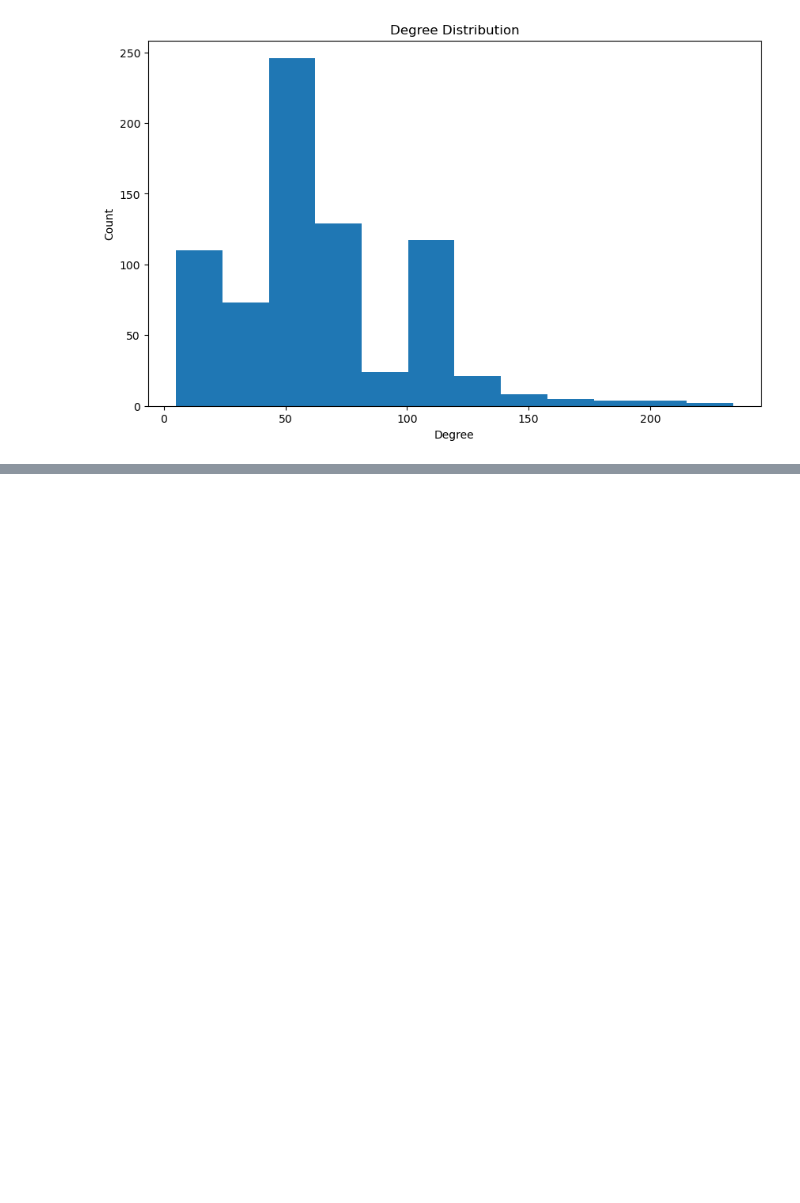
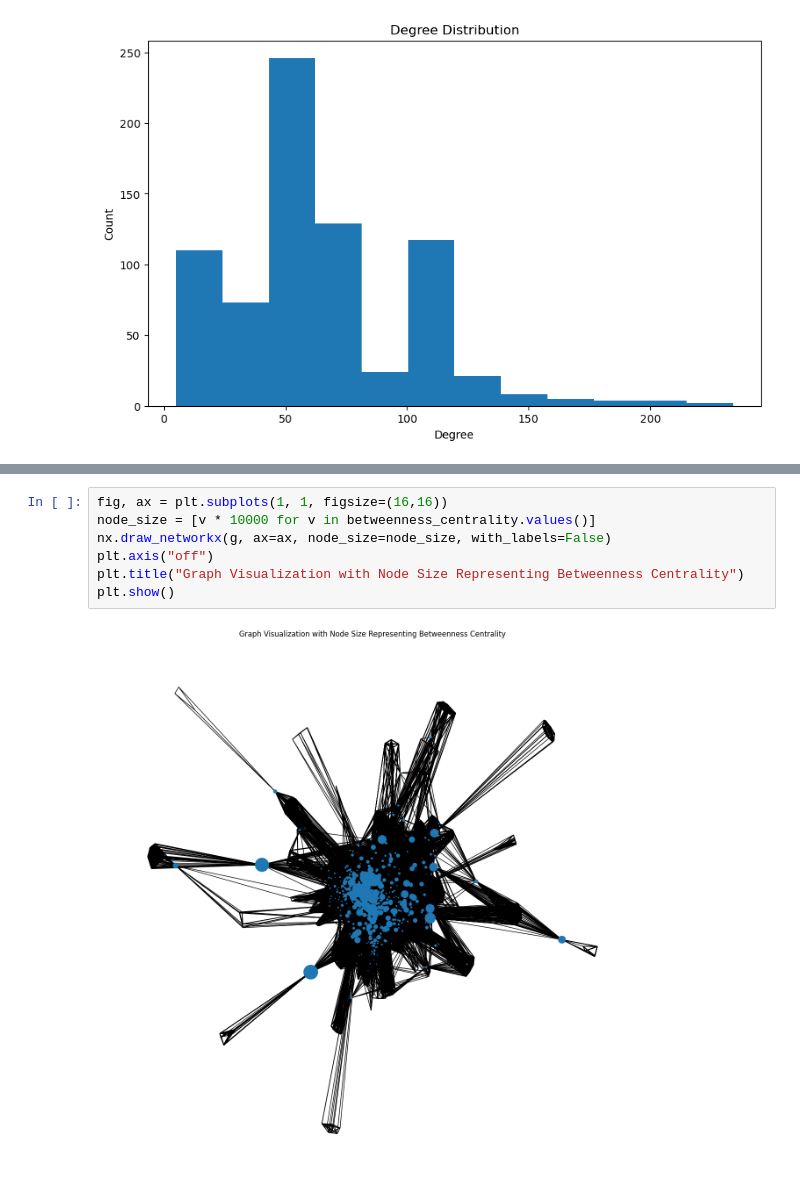
Before and after one commit to meteor123456/Spotify-Artist-Cooccurence, a Jupyter notebook: analysis.ipynb, the cells around one changed output, grey strips where cells are left out. Drawn from its saved outputs; the diff is of its cells as text; blank space fills up the shorter version.

```diff
--- a/analysis.ipynb
+++ b/analysis.ipynb
@@ -41,0 +114,9 @@ plt.show()
+# %%
+fig, ax = plt.subplots(1, 1, figsize=(16,16))
+node_size = [v * 10000 for v in betweenness_centrality.values()]
+nx.draw_networkx(g, ax=ax, node_size=node_size, with_labels=False)
+plt.axis("off")
+plt.title("Graph Visualization with Node Size Representing Betweenness Centrality")
+plt.show()
+# %% [output]
+[figure, added]
```
Also changed, not shown: parts of 5 cells of this notebook.
